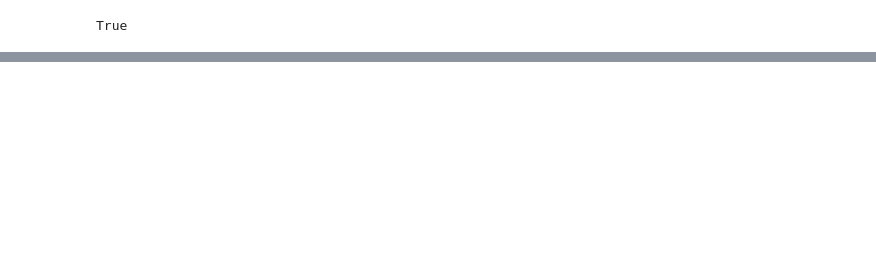
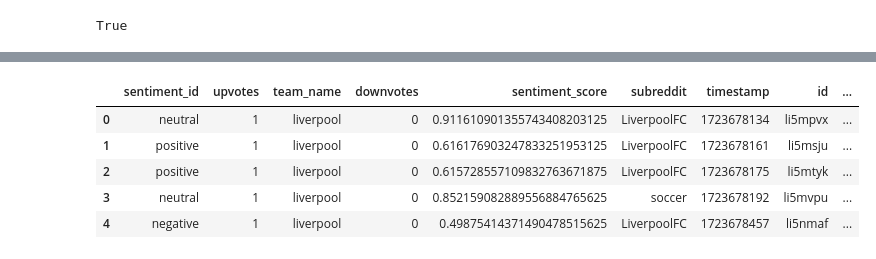
Before and after one commit to jggreen3/realtime-reddit-soccer-sentiment-analysis, a Jupyter notebook: notebooks/visualization.ipynb, the cells around one changed output, grey strips where cells are left out. Saved outputs shown, nothing was run; the diff lists cells and outputs as text; code cells hidden in the pictures; blank space fills up the shorter version.

```diff
--- a/notebooks/visualization.ipynb
+++ b/notebooks/visualization.ipynb
@@ -116,5 +116,14 @@ TypeError: Comment.query_comments() got an unexpected keyword argument 'team_nam
 # %%
 import pandas as pd
 
 df = pd.DataFrame(raw_data)
+
+df.head(5)
+# %% [output]
+|  | sentiment_id | upvotes | team_name | downvotes | sentiment_score | subreddit | timestamp | id | ... |
+| 0 | neutral | 1 | liverpool | 0 | 0.911610901355743408203125 | LiverpoolFC | 1723678134 | li5mpvx | ... |
+| 1 | positive | 1 | liverpool | 0 | 0.616176903247833251953125 | LiverpoolFC | 1723678161 | li5msju | ... |
+| 2 | positive | 1 | liverpool | 0 | 0.615728557109832763671875 | LiverpoolFC | 1723678175 | li5mtyk | ... |
+| 3 | neutral | 1 | liverpool | 0 | 0.852159082889556884765625 | soccer | 1723678192 | li5mvpu | ... |
+| 4 | negative | 1 | liverpool | 0 | 0.49875414371490478515625 | LiverpoolFC | 1723678457 | li5nmaf | ... |
 # %%
```
Also changed, not shown: parts of 16 cells of this notebook, 10 other files.
